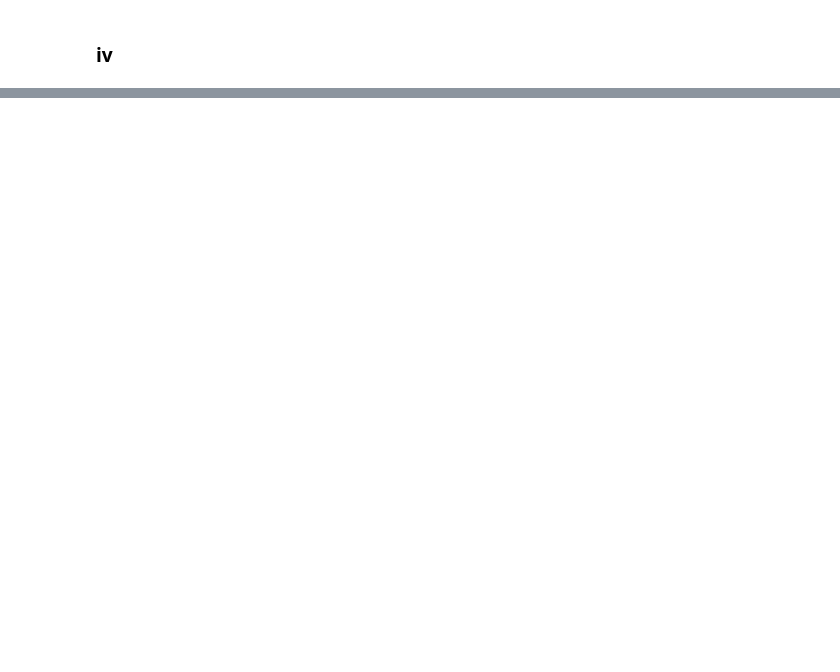
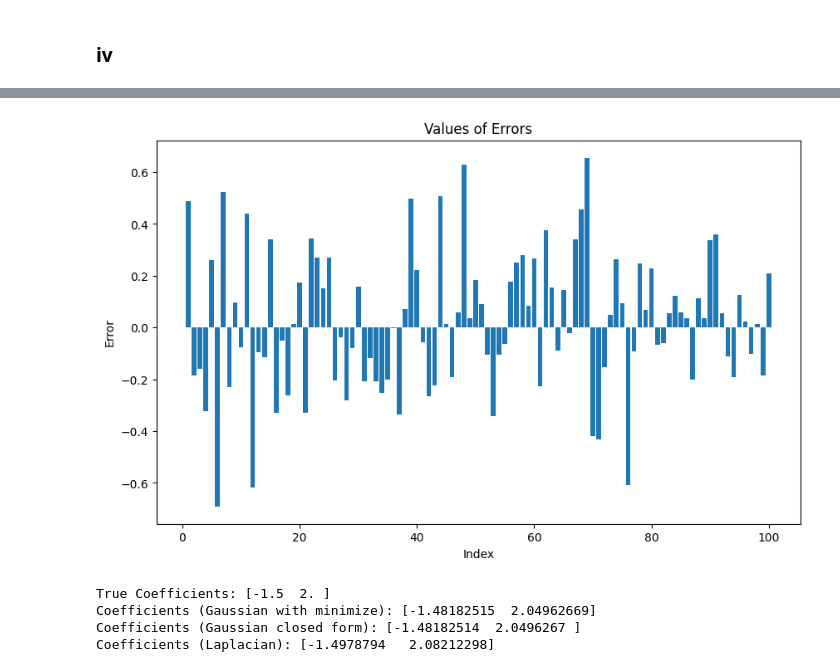
Before and after one commit to pedrobahia7/list01_ml_impa, a Jupyter notebook: list01.ipynb, the cells around one changed output, grey strips where cells are left out. Cells and saved outputs as stored; diff of their text form; code cells hidden in the pictures; blank space fills up the shorter version.

```diff
--- a/list01.ipynb
+++ b/list01.ipynb
@@ -118,0 +312,55 @@ array([[4.85287340e-07, 2.32865227e-07],
+# %%
+plt.figure(figsize=(10,6))
+plt.bar(range(1, n+1), epsilon)
+plt.xlabel('Index')
+plt.ylabel('Error')
+plt.title('Values of Errors')
+plt.show()
+# %% [output]
+[figure, added]
+# %%
+def calculate_beta_hat(X: np.ndarray, Y: np.ndarray, error_distribution: str) -> np.ndarray:
+    """
+    Compute the estimator beta_hat based on the specified error distribution.
+    Parameters:
+    X : np.ndarray
+        Input matrix of shape (samples, features + 1) or (n,p).
+    Y : np.ndarray
+        Output vector of shape (samples,) or (n,).
+    error_distribution : str
+        Type of error distribution ('gaussian' or 'laplacian').
+    Returns:
+    beta_hat : np.ndarray
+        Estimated coefficients vector of shape (features + 1,) or (p,).
+    """
+
+    np.random.seed(0)
+
+    p = X.shape[1]
+    if error_distribution == 'gaussian':
+        def loss_function(beta):
+            return np.sum((Y-X @ beta)**2 )
+    elif error_distribution =='laplacian':
+        def loss_function(beta):
+            return np.sum(np.abs(Y-X @ beta))
+    else:
+        raise ValueError("Unsupported error distribution")
+
+    beta_0 = np.random.uniform(size=p)
+    beta_hat = scipy.optimize.minimize(loss_function,beta_0)
+    return beta_hat['x']
+
+beta_hat_gaussian = calculate_beta_hat(X, y, 'gaussian')
+beta_hat_gaussian_old_function = beta_ordinary(X,y)
+beta_hat_laplacian = calculate_beta_hat(X, y, 'laplacian')
+
+# Print results
+print("True Coefficients:", beta)
+print("Coefficients (Gaussian with minimize):", beta_hat_gaussian)
+print("Coefficients (Gaussian closed form):", beta_hat_gaussian_old_function)
+print("Coefficients (Laplacian):", beta_hat_laplacian)
+# %% [output]
+True Coefficients: [-1.5  2. ]
+Coefficients (Gaussian with minimize): [-1.48182515  2.04962669]
+Coefficients (Gaussian closed form): [-1.48182514  2.0496267 ]
+Coefficients (Laplacian): [-1.4978794   2.08212298]
```
Also changed, not shown: parts of 20 cells of this notebook.
